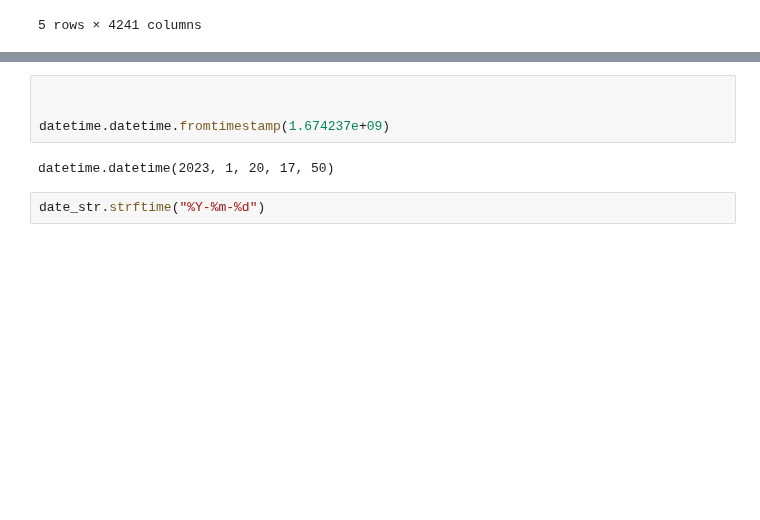
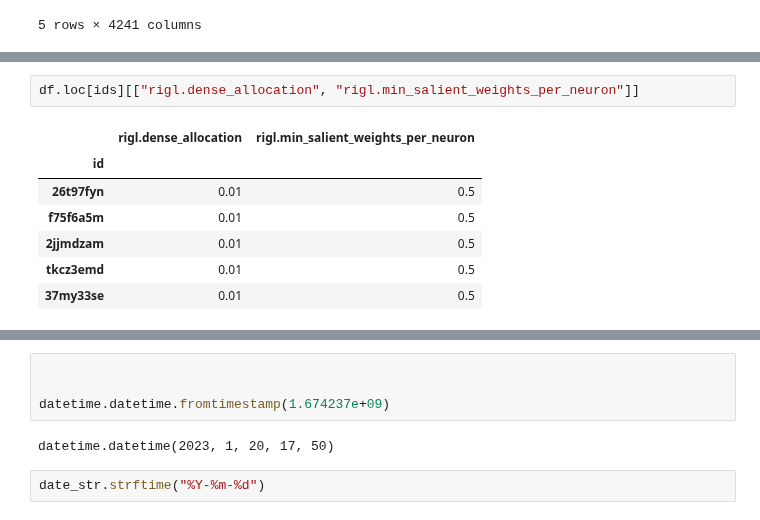
Before and after one commit to calgaryml/condensed-sparsity, a Jupyter notebook: notebooks/final_results.ipynb, the cells around one changed output, grey strips where cells are left out. Saved outputs shown, nothing was run; the diff lists cells and outputs as text; blank space fills up the shorter version.

```diff
--- a/notebooks/final_results.ipynb
+++ b/notebooks/final_results.ipynb
@@ -91,0 +100,10 @@ df.head()
+# %%
+df.loc[ids][["rigl.dense_allocation", "rigl.min_salient_weights_per_neuron"]]
+# %% [output]
+|  | rigl.dense_allocation | rigl.min_salient_weights_per_neuron |
+| id |  |  |
+| 26t97fyn | 0.01 | 0.5 |
+| f75f6a5m | 0.01 | 0.5 |
+| 2jjmdzam | 0.01 | 0.5 |
+| tkcz3emd | 0.01 | 0.5 |
+| 37my33se | 0.01 | 0.5 |
```
Also changed, not shown: parts of 2 cells of this notebook, 5 other files.
